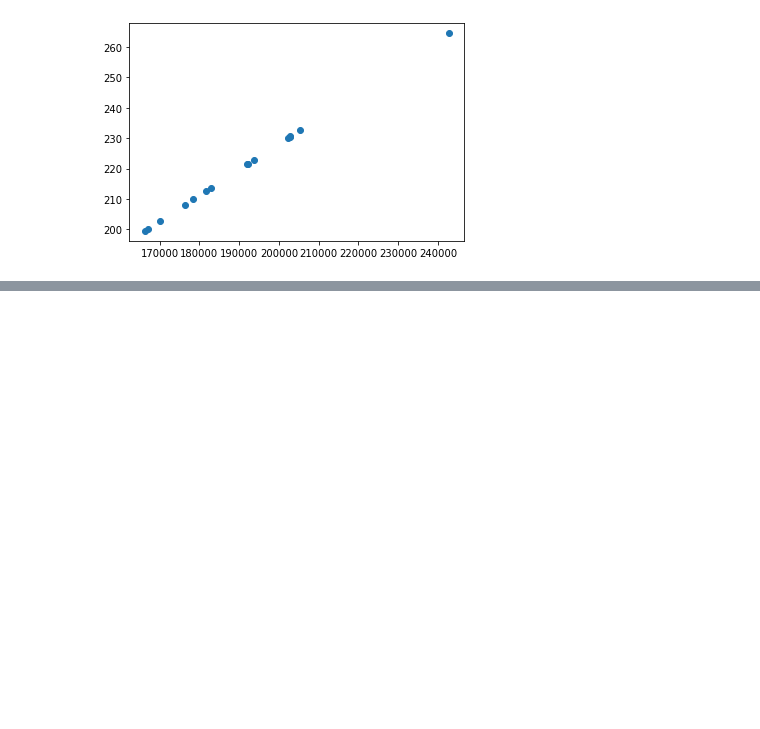
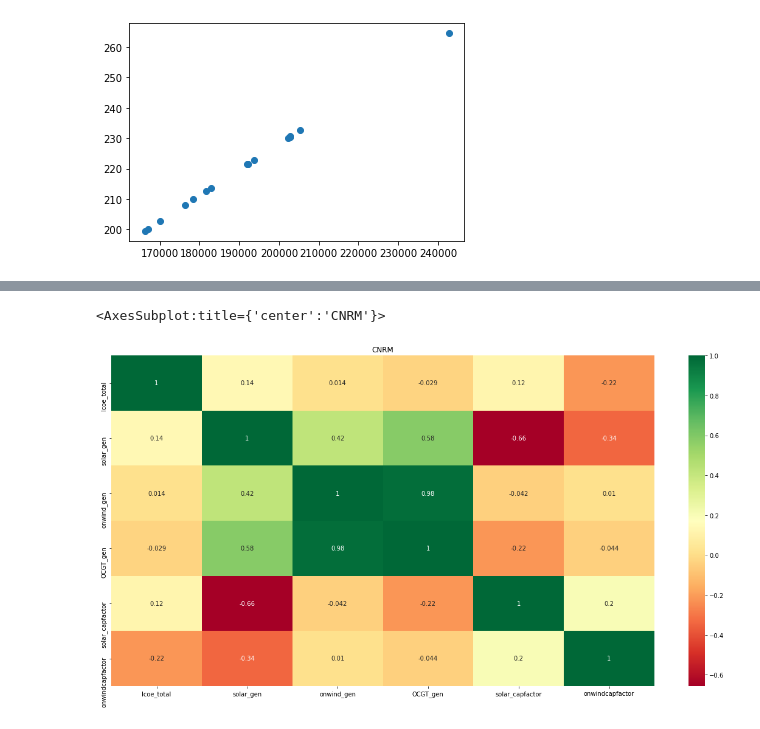
Before and after one commit to 2021-Energy-Climate-Hackathon/group_5, a Jupyter notebook: correlation_matrix.ipynb, the cells around one changed output, grey strips where cells are left out. Saved outputs shown, nothing was run; the diff lists cells and outputs as text; code cells hidden in the pictures; blank space fills up the shorter version.

```diff
--- a/correlation_matrix.ipynb
+++ b/correlation_matrix.ipynb
@@ -109,0 +115,17 @@ corr_df2.head()
+# %%
+# CNRM
+focusdf=pd.DataFrame(index=[])
+focusdf['lcoe_total']=matrixdf_CNRM['lcoe_total']
+focusdf['solar_gen']=matrixdf_CNRM['solar_gen']
+focusdf['onwind_gen']=matrixdf_CNRM['onwind_gen']
+focusdf['OCGT_gen']=matrixdf_CNRM['OCGT_gen']
+focusdf['solar_capfactor']=matrixdf_CNRM['solar_capfactor']
+focusdf['onwindcapfactor']=matrixdf_CNRM['onwindcapfactor']
+
+corr_focus_CNRM = focusdf.corr(method='pearson')
+plt.figure(figsize=(20, 10))
+plt.title('CNRM')
+sns.heatmap(corr_focus_CNRM, annot=True, cmap="RdYlGn")
+# %% [output]
+<AxesSubplot:title={'center':'CNRM'}>
+[figure, added]
```
Also changed, not shown: parts of 7 cells of this notebook.
